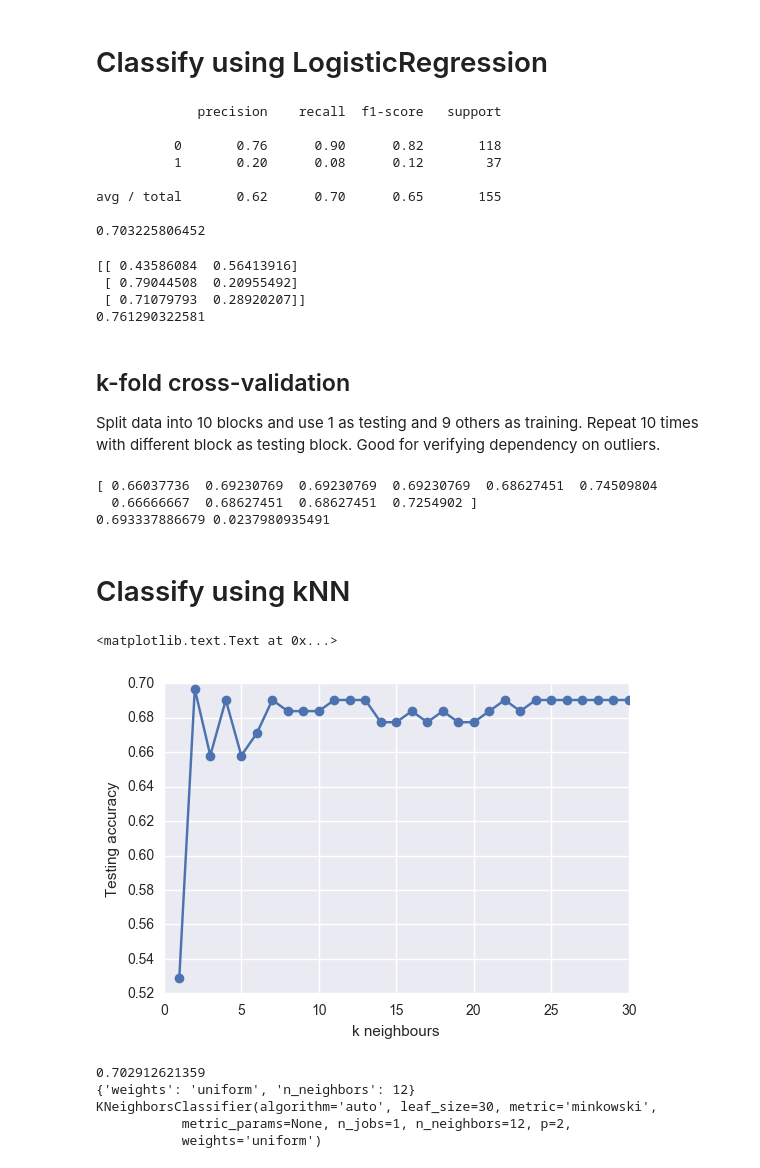
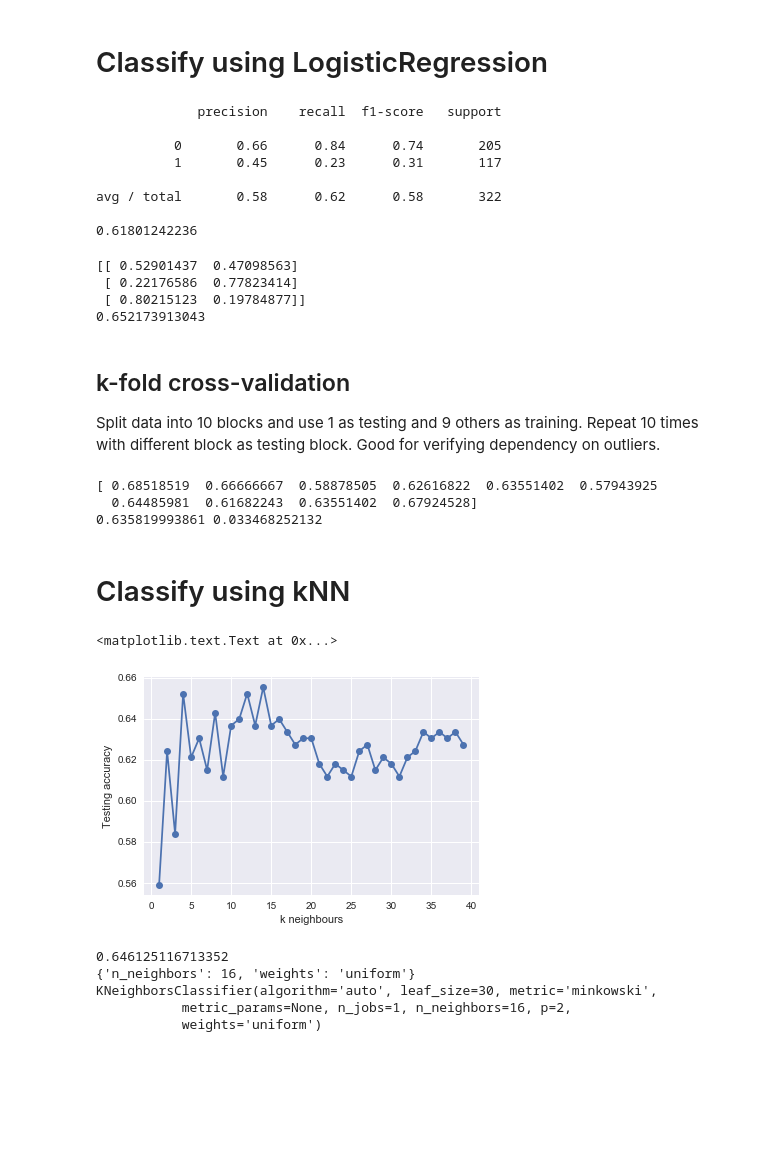
Before and after one commit to terryyin/rubygem_digger, a Jupyter notebook: notebook/sklearn-rubygems.ipynb, the cells around one changed output. Drawn from its saved outputs; the diff is of its cells as text; code cells hidden in the pictures; blank space fills up the shorter version.

Commit message:
spec for data

```diff
--- a/notebook/sklearn-rubygems.ipynb
+++ b/notebook/sklearn-rubygems.ipynb
@@ -16,9 +16,15 @@ import json
 
 fn = 'RubygemDigger--Steps--GenerateJsonForLastVersions--3.data.json'
 fn = 'RubygemDigger--Steps--GenerateJsonForLastVersions--6.data.json'
+fn = 'RubygemDigger--Steps--GenerateJsonForLastVersions--7.data.json'
+fn = 'RubygemDigger--Steps--GenerateJsonForLastVersions--8.data.json'
+fn = 'RubygemDigger--Steps--GenerateJsonForLastVersions--3.data.json'
 with open(fn) as f:
-    d = json.load(f)
+    data = json.load(f)
+    d = data["data"]
+    spec = data["spec"]
 
+print(spec)
 print(d[0])
 
 n_obs = len(d)
@@ -113,12 +120,12 @@ print(metrics.accuracy_score(y_test, y_pred))  # % of correct predictions
 # %% [output]
              precision    recall  f1-score   support
 
-          0       0.76      0.90      0.82       118
-          1       0.20      0.08      0.12        37
+          0       0.66      0.84      0.74       205
+          1       0.45      0.23      0.31       117
 
-avg / total       0.62      0.70      0.65       155
+avg / total       0.58      0.62      0.58       322
 
-0.703225806452
+0.61801242236
 # %%
 # generate predictions based on classification probability
 y_pred_proba = model.predict_proba(X_test)
@@ -130,10 +137,10 @@ y_pred_good = binarize([y_pred_proba[:,1]], thresh)[0]
 
 print(metrics.accuracy_score(y_test, y_pred_good))
 # %% [output]
-[[ 0.43586084  0.56413916]
- [ 0.79044508  0.20955492]
- [ 0.71079793  0.28920207]]
-0.761290322581
+[[ 0.52901437  0.47098563]
+ [ 0.22176586  0.77823414]
+ [ 0.80215123  0.19784877]]
+0.652173913043
 # %% [markdown]
 ## k-fold cross-validation
 
@@ -144,29 +151,29 @@ scores = cross_val_score(model, X, y, cv=10, scoring='accuracy')
 print(scores)
 print(scores.mean(), scores.std())
 # %% [output]
-[ 0.66037736  0.69230769  0.69230769  0.69230769  0.68627451  0.74509804
-  0.66666667  0.68627451  0.68627451  0.7254902 ]
-0.693337886679 0.0237980935491
+[ 0.68518519  0.66666667  0.58878505  0.62616822  0.63551402  0.57943925
+  0.64485981  0.61682243  0.63551402  0.67924528]
+0.635819993861 0.033468252132
 # %% [markdown]
 # Classify using kNN
 # %%
 X_train, X_test, y_train, y_test = train_test_split(X, y, test_size=0.3)
 
-nb_range = np.arange(1, 31)
+nb_range = np.arange(1, 40)
 a_scores = []
 
 for nb in nb_range:
     model = KNeighborsClassifier(n_neighbors=nb)
     model.fit(X_train, y_train)
     y_pred = model.predict(X_test)
     a_scores.append(metrics.accuracy_score(y_test, y_pred))
 
 plt.plot(nb_range, a_scores, 'o-')
 plt.ylabel('Testing accuracy')
 plt.xlabel('k neighbours')
 # %% [output]
 <matplotlib.text.Text at 0x...>
-[figure, old version]
+[figure, new version]
 # %%
 from sklearn.grid_search import GridSearchCV
 # %%
@@ -185,8 +192,8 @@ print(grid.best_score_)
 print(grid.best_params_)
 print(grid.best_estimator_)
 # %% [output]
-0.702912621359
-{'weights': 'uniform', 'n_neighbors': 12}
+0.646125116713352
+{'n_neighbors': 16, 'weights': 'uniform'}
 KNeighborsClassifier(algorithm='auto', leaf_size=30, metric='minkowski',
-           metric_params=None, n_jobs=1, n_neighbors=12, p=2,
+           metric_params=None, n_jobs=1, n_neighbors=16, p=2,
            weights='uniform')
```
Also changed, not shown: parts of 4 cells of this notebook, 14 other files.
